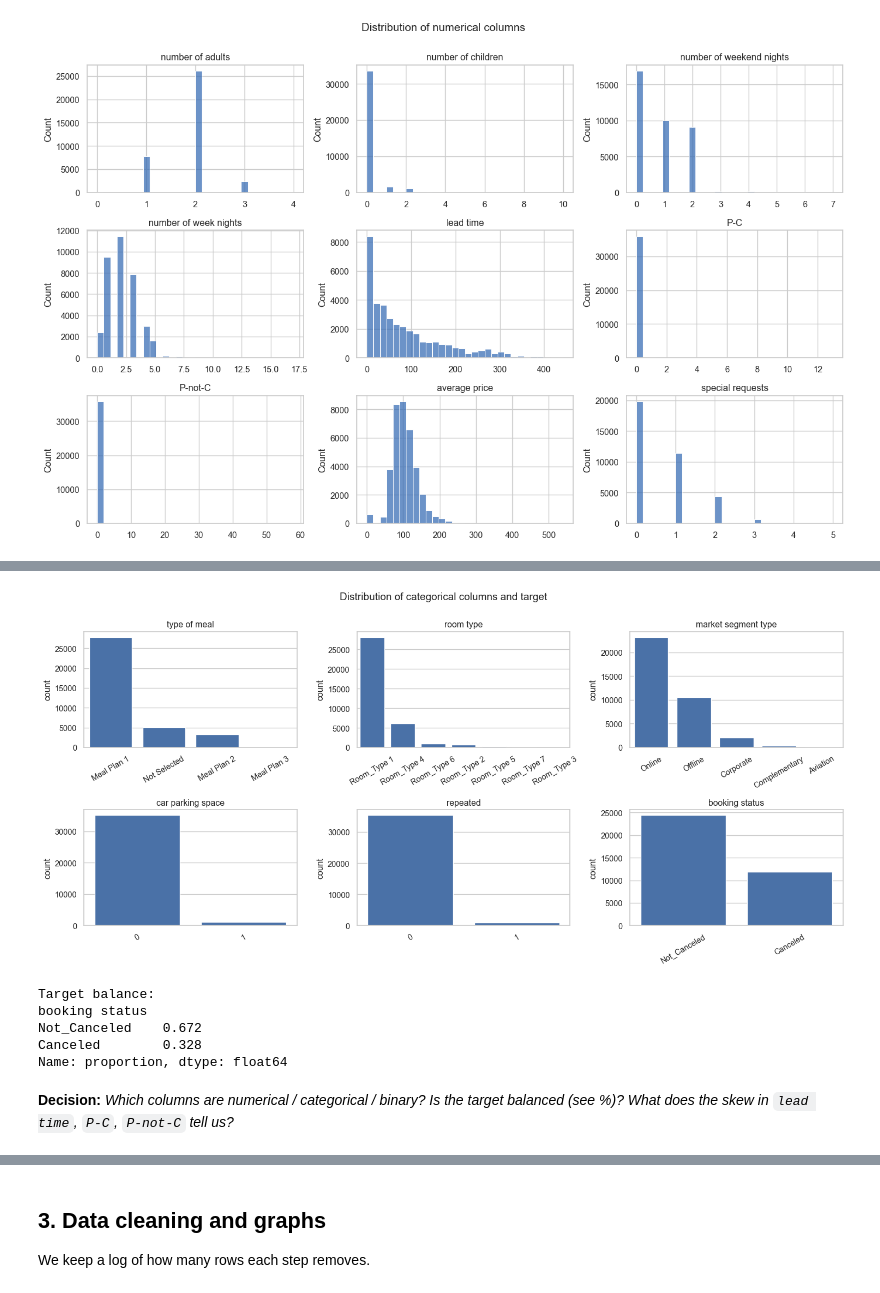
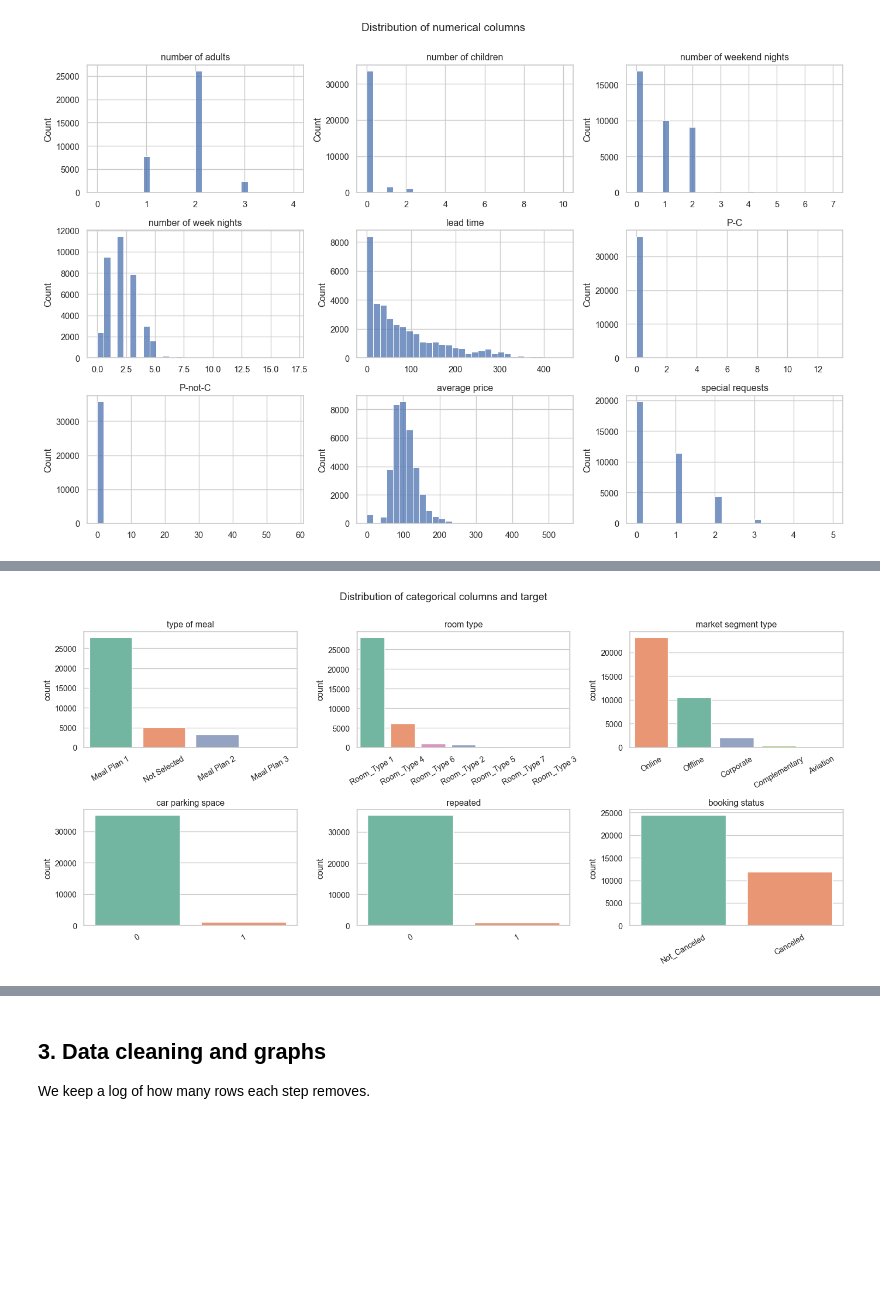
Before and after one commit to Piesauce13/hotel-booking-cancellation-prediction, a Jupyter notebook: notebooks/hotel_cancellation.ipynb, the cells around one changed output, grey strips where cells are left out. Saved outputs shown, nothing was run; the diff lists cells and outputs as text; code cells hidden in the pictures; blank space fills up the shorter version.

```diff
--- a/notebooks/hotel_cancellation.ipynb
+++ b/notebooks/hotel_cancellation.ipynb
@@ -43,8 +68,8 @@ STATUS_PALETTE = {"Not_Canceled": C_NOT, "Canceled": C_CAN}
 # %% [markdown]
 ## 2. Dataset column details
 # %%
-df_raw = pd.read_csv(ROOT / "data/raw/booking.csv")
+df_raw = pd.read_csv(DATA_PATH)
 df = df_raw.copy()
-print("rows, columns:", df.shape)
+print("NUMBER OF ROWS AND COLUMNS IN DATASET", df.shape)
 df.head()
 # %% [output]
@@ -113,3 +105,14 @@ col_summary
+# %%
+# Identifying the categorical, binary, and numerical columns so we can process them differently in the pipeline
+
+ID_COL = "Booking_ID"
+TARGET = "booking status"
+DATE_COL = "date of reservation"
+
+CATEGORICAL_COLS = ["type of meal", "room type", "market segment type"]
+BINARY_COLS = ["car parking space", "repeated"]
+NUMERIC_COLS = ["number of adults", "number of children", "number of weekend nights",
+                "number of week nights", "lead time", "P-C", "P-not-C", "average price", "special requests"]
 # %%
 # summary statistics
 print("Numerical columns")
@@ -137,8 +141,8 @@ Categorical columns
 # %%
 # distribution charts - numerical columns
 fig, axes = plt.subplots(3, 3, figsize=(14, 9))
-for ax, col in zip(axes.ravel(), pp.NUMERIC_COLS):
-    sns.histplot(df[col], bins=30, ax=ax, color=C_NOT)
+for ax, col in zip(axes.ravel(), NUMERIC_COLS):
+    sns.histplot(df[col], bins=30, ax=ax)
     ax.set_title(col)
     ax.set_xlabel("")
 plt.suptitle("Distribution of numerical columns", y=1.0)
@@ -149,25 +167,26 @@ plt.show()
 # %%
 # distribution charts - categorical, binary columns and the target
-cat_plot_cols = pp.CATEGORICAL_COLS + pp.BINARY_COLS + [pp.TARGET]
 fig, axes = plt.subplots(2, 3, figsize=(15, 7))
-for ax, col in zip(axes.ravel(), cat_plot_cols):
+
+for ax, col in zip(axes.ravel(), CATEGORICAL_COLS + BINARY_COLS + [TARGET]):
     order = df[col].value_counts().index
-    sns.countplot(data=df, x=col, order=order, ax=ax, color=C_NOT)
+
+    sns.countplot(
+        data=df,
+        x=col,
+        order=order,
+        hue=col,
+        palette="Set2",
+        legend=False,
+        ax=ax
+    )
+
     ax.set_title(col)
     ax.set_xlabel("")
     ax.tick_params(axis="x", rotation=30)
+
 plt.suptitle("Distribution of categorical columns and target", y=1.0)
 plt.tight_layout()
 plt.show()
-
-print("Target balance:")
-print(df[pp.TARGET].value_counts(normalize=True).round(3))
 # %% [output]
-[figure, old version]
+[figure, new version]
-Target balance:
-booking status
-Not_Canceled    0.672
-Canceled        0.328
-Name: proportion, dtype: float64
-# %% [markdown]
-**Decision:** _Which columns are numerical / categorical / binary? Is the target balanced (see %)? What does the skew in `lead time`, `P-C`, `P-not-C` tell us?_
```
Also changed, not shown: parts of 101 cells of this notebook, 10 other files.
